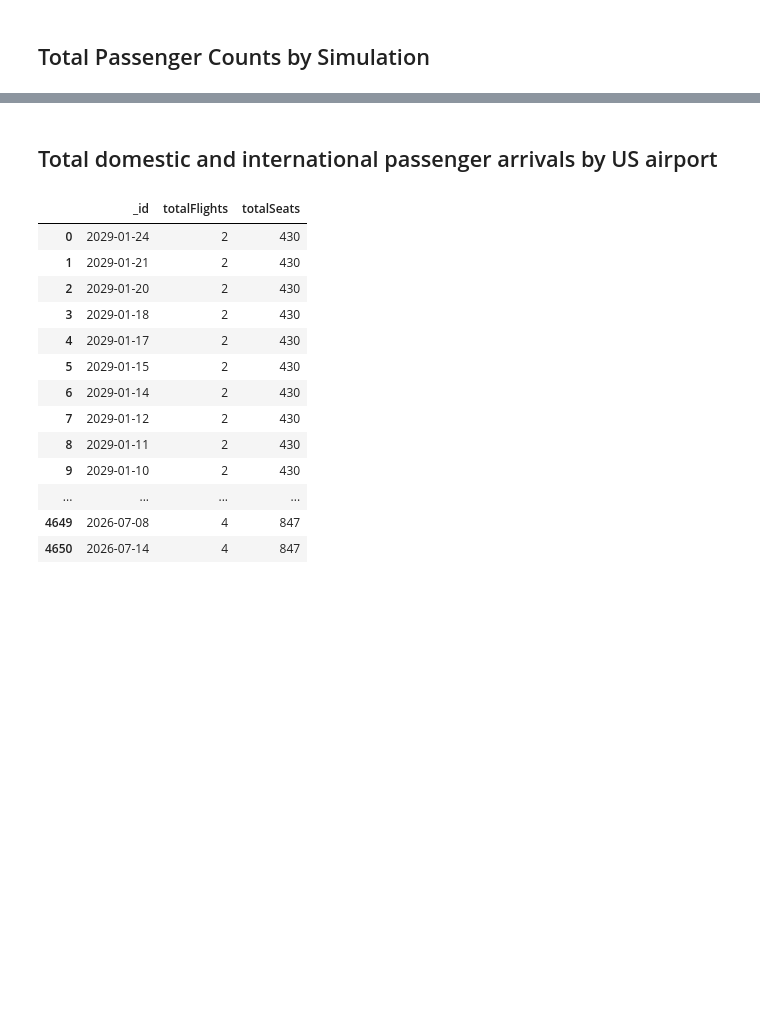
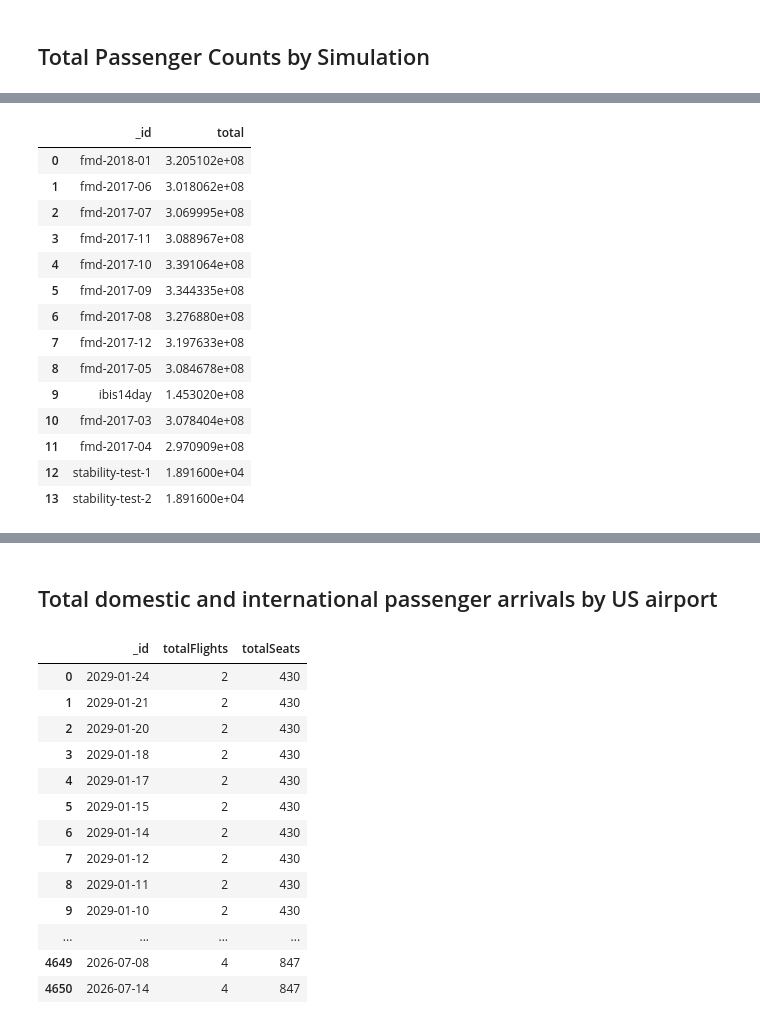
Before and after one commit to ecohealthalliance/flight-data-notebook, a Jupyter notebook: flight-data-validation.ipynb, the cells around one changed output, grey strips where cells are left out. Cells and saved outputs as stored; diff of their text form; code cells hidden in the pictures; blank space fills up the shorter version.

```diff
--- a/flight-data-validation.ipynb
+++ b/flight-data-validation.ipynb
@@ -22,0 +59,25 @@ df
+# %%
+results = list(db.schedules.aggregate([{
+    "$group": {
+        "_id": "$scheduleFileName",
+        "minDate": { "$min": "$effectiveDate" }
+    }
+}]))
+df = pd.DataFrame(results)
+df
+# %% [output]
+|  | _id | total |
+| 0 | fmd-2018-01 | 3.205102e+08 |
+| 1 | fmd-2017-06 | 3.018062e+08 |
+| 2 | fmd-2017-07 | 3.069995e+08 |
+| 3 | fmd-2017-11 | 3.088967e+08 |
+| 4 | fmd-2017-10 | 3.391064e+08 |
+| 5 | fmd-2017-09 | 3.344335e+08 |
+| 6 | fmd-2017-08 | 3.276880e+08 |
+| 7 | fmd-2017-12 | 3.197633e+08 |
+| 8 | fmd-2017-05 | 3.084678e+08 |
+| 9 | ibis14day | 1.453020e+08 |
+| 10 | fmd-2017-03 | 3.078404e+08 |
+| 11 | fmd-2017-04 | 2.970909e+08 |
+| 12 | stability-test-1 | 1.891600e+04 |
+| 13 | stability-test-2 | 1.891600e+04 |
```
Also changed, not shown: parts of 6 cells of this notebook.
